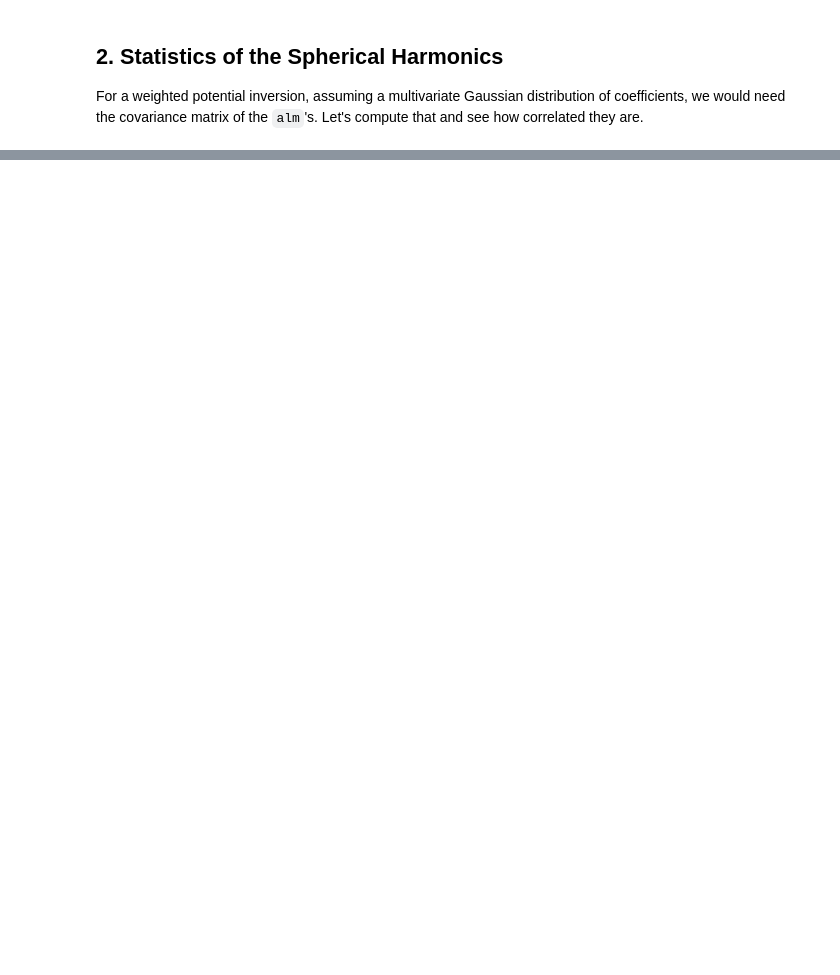
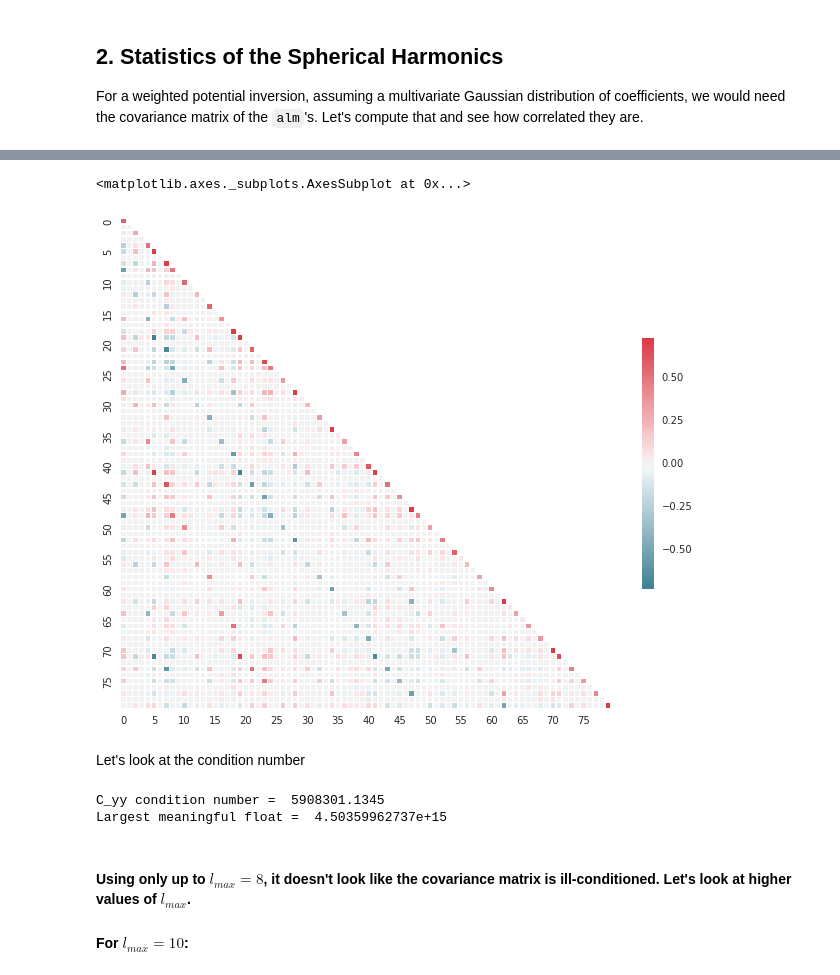
Before and after one commit to LaurencePeanuts/Music, a Jupyter notebook: Demos/PlanckSamples_Demo.ipynb, the cells around one changed output, grey strips where cells are left out. Drawn from its saved outputs; the diff is of its cells as text; code cells hidden in the pictures; blank space fills up the shorter version.

```diff
--- a/Demos/PlanckSamples_Demo.ipynb
+++ b/Demos/PlanckSamples_Demo.ipynb
@@ -380,0 +77,34 @@ np.savetxt(inverse_covariance_edited_separated_file, Ceinv, fmt='%g', delimiter=
+# %%
+import seaborn as sns
+import matplotlib.pyplot as plt
+
+sns.set(style="white")
+fig, ax = plt.subplots(figsize=(11, 9))
+
+# Generate a mask for the upper triangle
+mask = np.zeros_like(beatbox.You.C_yy, dtype=np.bool)
+mask[np.triu_indices_from(mask,k=1)] = True
+
+# Generate a custom diverging colormap
+cmap = sns.diverging_palette(220, 10, as_cmap=True)
+
+# Plot the covariance matrix as a heatmap with correct aspect ratio
+sns.heatmap(beatbox.You.C_yy, mask=mask, cmap=cmap, vmax=.3,
+            square=True, xticklabels=5, yticklabels=5,
+            linewidths=.5, cbar_kws={"shrink": .5}, ax=ax)
+# %% [output]
+<matplotlib.axes._subplots.AxesSubplot at 0x...>
+[figure, added]
+# %% [markdown]
+Let's look at the condition number
+# %%
+print "C_yy condition number = ",np.linalg.cond(beatbox.You.C_yy)
+import sys
+print "Largest meaningful float = ", 1.0/sys.float_info.epsilon
+# %% [output]
+C_yy condition number =  5908301.1345
+Largest meaningful float =  4.50359962737e+15
+# %% [markdown]
+#### Using only up to $l_{max}=8$, it doesn't look like the covariance matrix is ill-conditioned. Let's look at higher values of $l_{max}$.
+
+#### For $l_{max}=10$:
```
Also changed, not shown: parts of 64 cells of this notebook, 6 other files.
